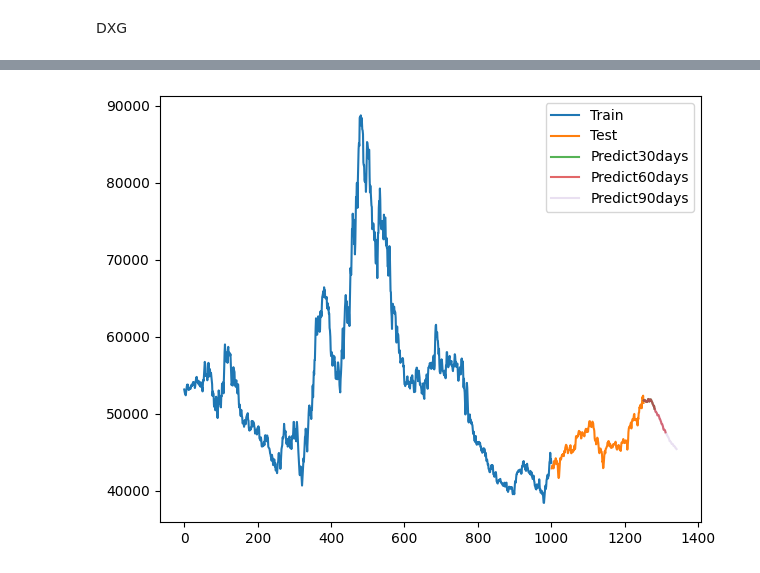
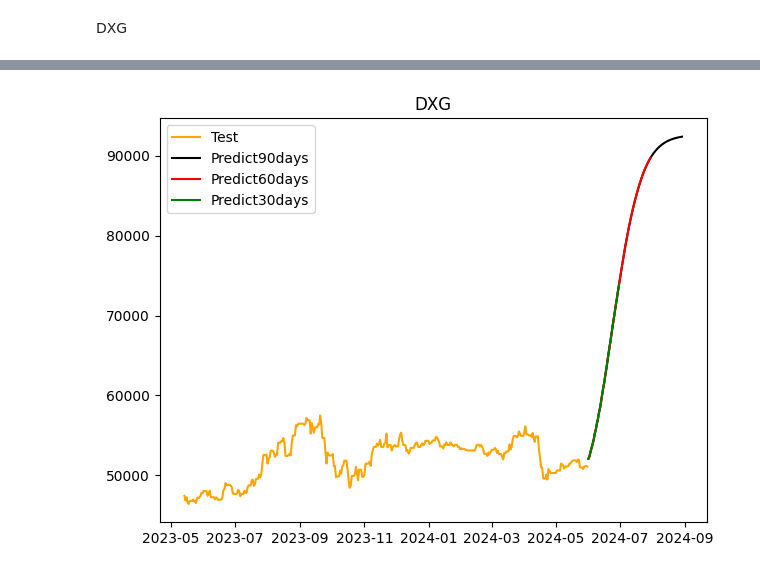
Before and after one commit to cngpc43/IS403.O21.HTCL, a Jupyter notebook: Models/RNN/RNN(8-2).ipynb, the cells around one changed output, grey strips where cells are left out. Cells and saved outputs as stored; diff of their text form; code cells hidden in the pictures.

```diff
--- a/Models/RNN/RNN(8-2).ipynb
+++ b/Models/RNN/RNN(8-2).ipynb
@@ -27,0 +66,16 @@ vhm1=vhm.reset_index()['Close']
+# %%
+# 2. Đọc file csv và gắng index với giá Close
+dxg = preprocess_stock_data('../../DATASET/DXG.csv')
+dxg.set_index('Date',inplace=True)
+dxg1 = dxg['Close']
+dxg1
+
+qcg = preprocess_stock_data('../../DATASET/QCG.csv')
+qcg.set_index('Date',inplace=True)
+qcg1 = qcg['Close']
+qcg1
+
+vhm = preprocess_stock_data('../../DATASET/VHM.csv')
+vhm.set_index('Date',inplace=True)
+vhm1 = vhm['Close']
+vhm1
@@ -238,7 +289,7 @@ temp_input=temp_input[0].tolist()
 from numpy import array
 
 dxg_lst_output=[]
-n_steps=190
+n_steps=len(temp_input) - 1
 i=0
 while(i<90):
 
@@ -395,22 +451,22 @@ while(i<90):
 # %%
 # 14.Vẽ hình
 # fig, axs = plt.subplots(1, 3, figsize=(15, 5))
+# new = pd.date_range(start=dxg.index[0], end=dxg.index[dxg_train_size-1])
+# plt.plot(new,scaler.inverse_transform(dxg_train_data))
 
-#DXG
-dxg_train_data_index = pd.RangeIndex(start=0, stop=dxg_train_size, step=1)
-plt.plot(scaler.inverse_transform(dxg_train_data))
-dxg_test_data_index = pd.RangeIndex(start=dxg_train_size, stop=dxg_train_size+dxg_test_size, step=1)
-plt.plot(dxg_test_data_index,scaler.inverse_transform(dxg_test_data))
-dxg_predict_data_30= pd.RangeIndex(start=len(dxg1),stop=len(dxg1) + 30,step=1)
-dxg_predict_data_60= pd.RangeIndex(start=len(dxg1),stop=len(dxg1) + 60,step=1)
-dxg_predict_data_90= pd.RangeIndex(start=len(dxg1),stop=len(dxg1) + 90,step=1)
-plt.plot(dxg_predict_data_30,scaler.inverse_transform(dxg_lst_output[:30]), alpha=0.8)
-plt.plot(dxg_predict_data_60,scaler.inverse_transform(dxg_lst_output[:60]), alpha=0.7)
-plt.plot(dxg_predict_data_90,scaler.inverse_transform(dxg_lst_output[:90]),alpha=0.2)
-plt.legend(['Train','Test','Predict30days','Predict60days','Predict90days'])
+new = pd.date_range(start=dxg.index[dxg_train_size], end=dxg.index[-1])
+plt.plot(new,scaler.inverse_transform(dxg_test_data),color='orange')
 
-
+start_date = dxg.index[-1] + datetime.timedelta(1)
+dxg_predict_data_30 = pd.date_range(start=start_date, end=start_date + datetime.timedelta(29))
+dxg_predict_data_60 = pd.date_range(start=start_date, end=start_date + datetime.timedelta(59))
+dxg_predict_data_90 = pd.date_range(start=start_date, end=start_date + datetime.timedelta(89))
+plt.plot(dxg_predict_data_90,scaler.inverse_transform(dxg_lst_output[:90]),color='black')
+plt.plot(dxg_predict_data_60,scaler.inverse_transform(dxg_lst_output[:60]), color='red')
+plt.plot(dxg_predict_data_30,scaler.inverse_transform(dxg_lst_output[:30]),color='green')
+plt.legend(['Test','Predict90days','Predict60days','Predict30days'])
+plt.title('DXG')
 plt.tight_layout()
 plt.show()
 # %% [output]
-[figure, old version]
+[figure, new version]
```
Also changed, not shown: parts of 21 cells of this notebook, 10 other files.
